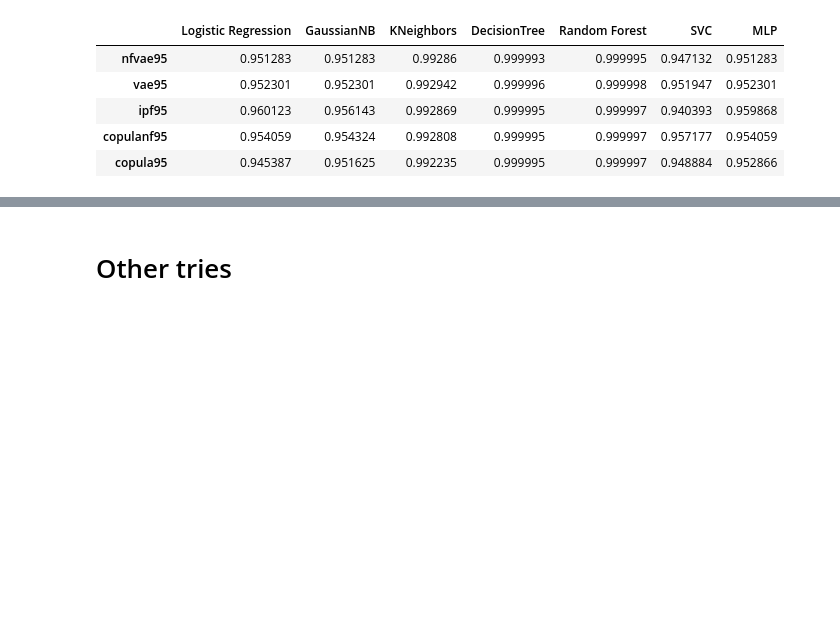
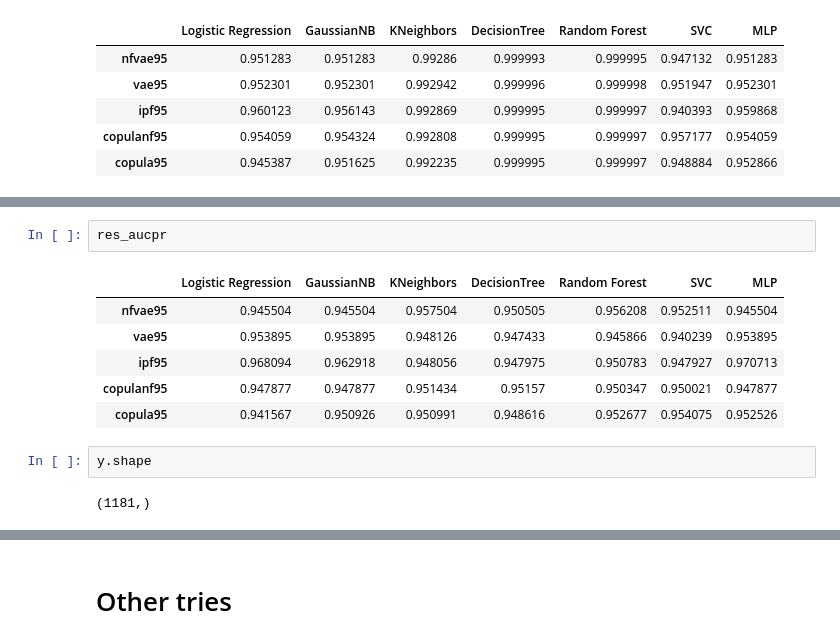
Before and after one commit to jaclenti/NFVAE-population-synthesis, a Jupyter notebook: notebooks/lc_privacy_4.ipynb, the cells around one changed output, grey strips where cells are left out. Saved outputs shown, nothing was run; the diff lists cells and outputs as text; blank space fills up the shorter version.

```diff
--- a/notebooks/lc_privacy_4.ipynb
+++ b/notebooks/lc_privacy_4.ipynb
@@ -855,0 +1009,13 @@ res_aucpr
+# %%
+res_aucpr
+# %% [output]
+|  | Logistic Regression | GaussianNB | KNeighbors | DecisionTree | Random Forest | SVC | MLP |
+| nfvae95 | 0.945504 | 0.945504 | 0.957504 | 0.950505 | 0.956208 | 0.952511 | 0.945504 |
+| vae95 | 0.953895 | 0.953895 | 0.948126 | 0.947433 | 0.945866 | 0.940239 | 0.953895 |
+| ipf95 | 0.968094 | 0.962918 | 0.948056 | 0.947975 | 0.950783 | 0.947927 | 0.970713 |
+| copulanf95 | 0.947877 | 0.947877 | 0.951434 | 0.95157 | 0.950347 | 0.950021 | 0.947877 |
+| copula95 | 0.941567 | 0.950926 | 0.950991 | 0.948616 | 0.952677 | 0.954075 | 0.952526 |
+# %%
+y.shape
+# %% [output]
+(1181,)
```
Also changed, not shown: parts of 14 cells of this notebook.
